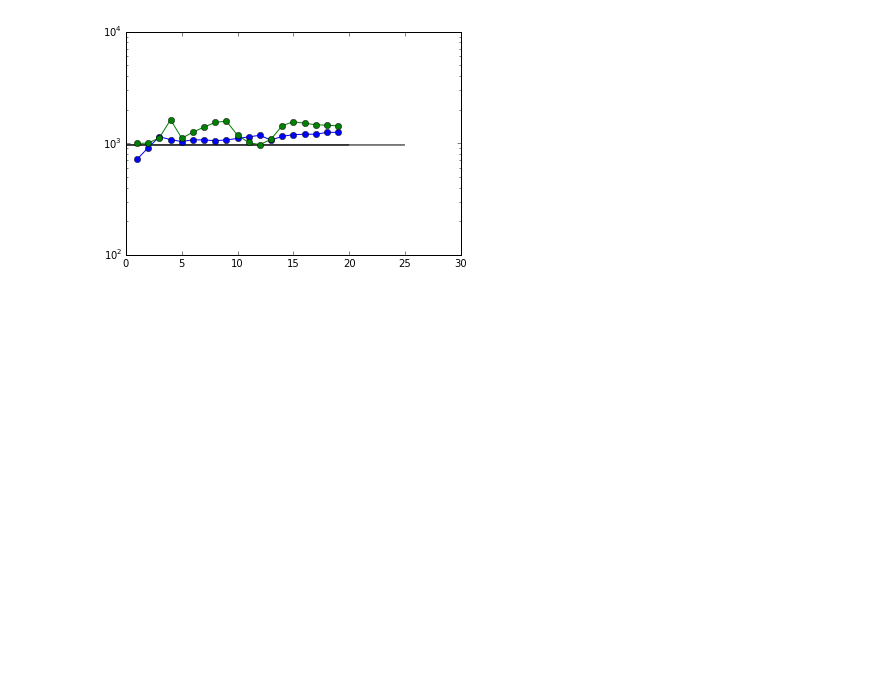
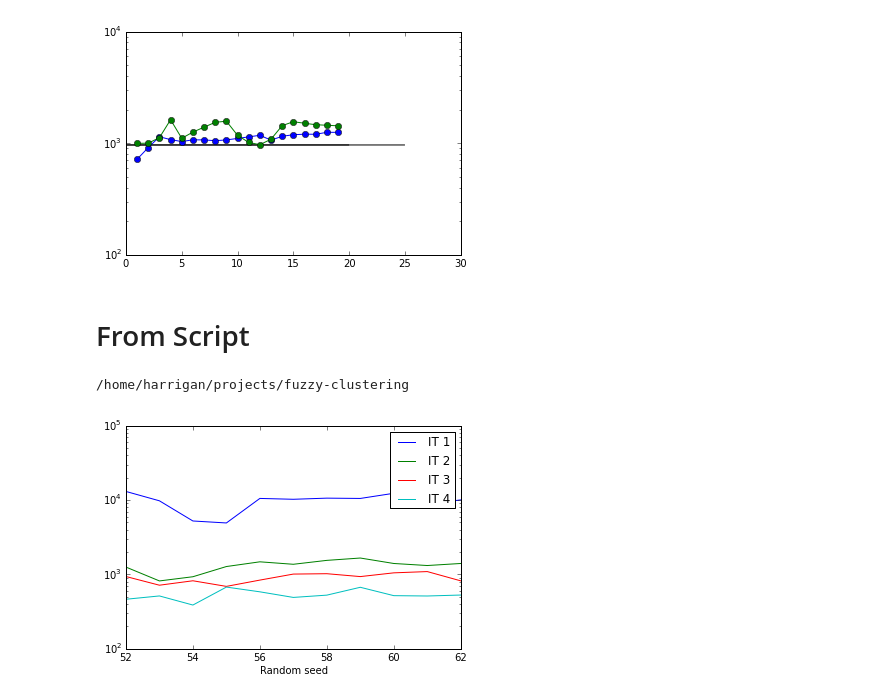
Before and after one commit to mpharrigan/fuzzy-clustering, a Jupyter notebook: HMM-Advanced-Validate.ipynb, the cells around one changed output. Cells and saved outputs as stored; diff of their text form; code cells hidden in the pictures; blank space fills up the shorter version.

```diff
--- a/HMM-Advanced-Validate.ipynb
+++ b/HMM-Advanced-Validate.ipynb
@@ -285,3 +289,25 @@ plot_it(hmm_its_lt,2, start=1)
 pp.show()
 # %% [output]
 [figure]
+# %% [markdown]
+# From Script
+# %%
+cd ~/projects/fuzzy-clustering/
+# %% [output]
+/home/harrigan/projects/fuzzy-clustering
+# %%
+import pickle
+from fuzzy.validate import ValidationData
+with open('validation_results_2.pickl', 'r') as f:
+    vd = pickle.load(f)
+# %%
+# Plot IT vs Random seed for each IT 1-4
+ys = vd.hmm_its[:,5,0,:4]
+xs = vd.params[0]
+plotty = pp.plot(xs,ys)
+pp.yscale('log')
+pp.xlabel('Random seed')
+pp.legend(plotty, ['IT %d' % (i+1) for i in range(ys.shape[1])])
+pp.show()
+# %% [output]
+[figure, added]
```
Also changed, not shown: parts of 10 cells of this notebook, 14 other files.
